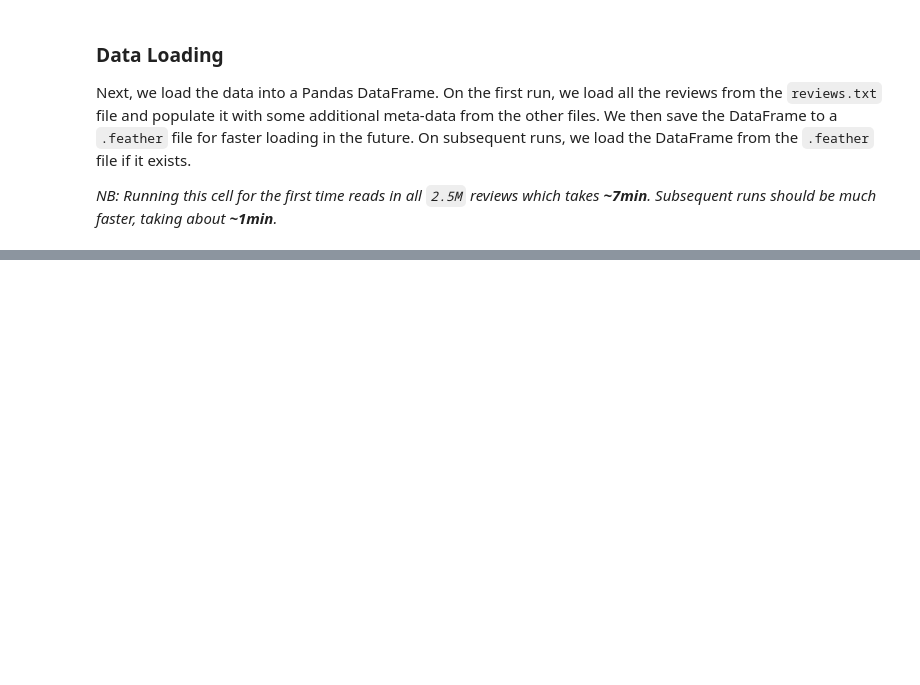
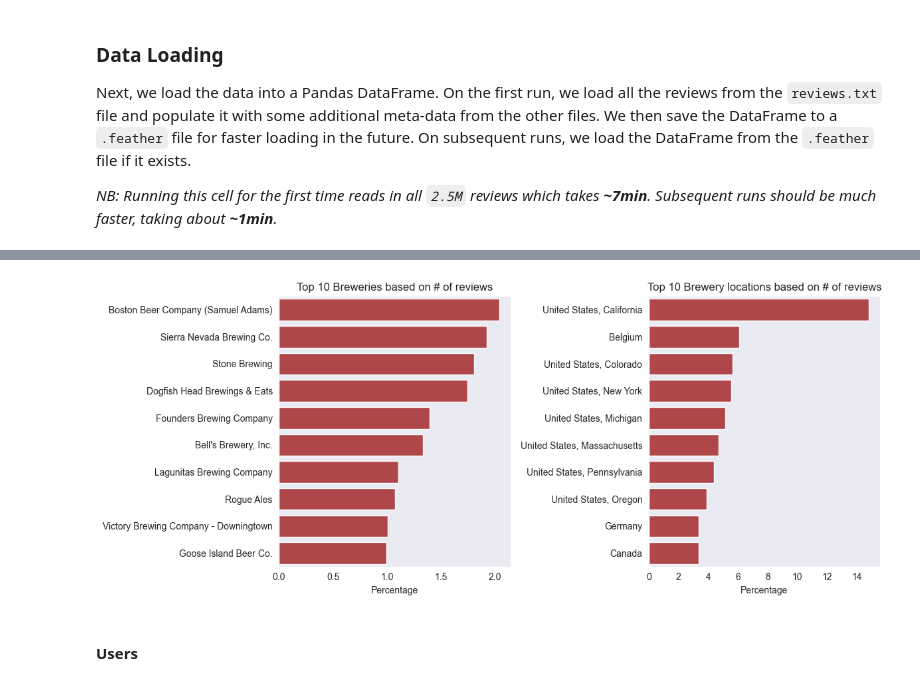
Before and after one commit to epfl-ada/ada-2023-project-blackada, a Jupyter notebook: main.ipynb, the cells around one changed output, grey strips where cells are left out. Drawn from its saved outputs; the diff is of its cells as text; code cells hidden in the pictures; blank space fills up the shorter version.

```diff
--- a/main.ipynb
+++ b/main.ipynb
@@ -89,0 +223,30 @@ Let's explore the data a bit. We will analyse:
+# %%
+# Compute top 10 breweries based on number of reviews in percentage
+brewery_review_dist = df["brewery"]["name"].value_counts(normalize=True) * 100
+brewery_review_dist = brewery_review_dist.iloc[:10]
+
+# Compute top 10 brewery location based on number of reviews in percentage
+brewery_location_dist = df["brewery"]["location"].value_counts(normalize=True) * 100
+brewery_location_dist = brewery_location_dist.iloc[:10]
+
+# Plot the distribution of the location of the breweries
+fig, ax = plt.subplots(1, 2, figsize=(12, 5))
+sns.barplot(x=brewery_review_dist.values, y=brewery_review_dist.index, ax=ax[0])
+sns.barplot(x=brewery_location_dist.values, y=brewery_location_dist.index, ax=ax[1])
+
+# Set titles
+ax[0].set_title("Top 10 Breweries based on # of reviews");
+ax[1].set_title("Top 10 Brewery locations based on # of reviews");
+
+# Set labels
+ax[0].set_xlabel("Percentage");
+ax[0].set_ylabel("");
+ax[1].set_ylabel("");
+ax[1].set_xlabel("Percentage");
+
+# Set tight layout
+plt.tight_layout()
+# %% [output]
+[figure, added]
+# %% [markdown]
+#### Users
```
Also changed, not shown: parts of 19 cells of this notebook.
